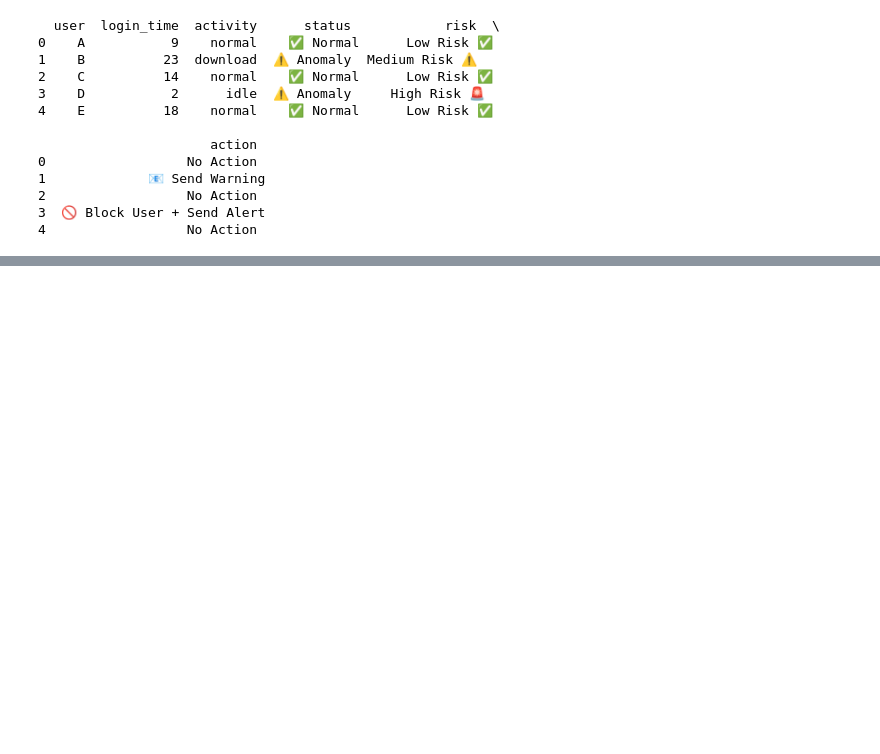
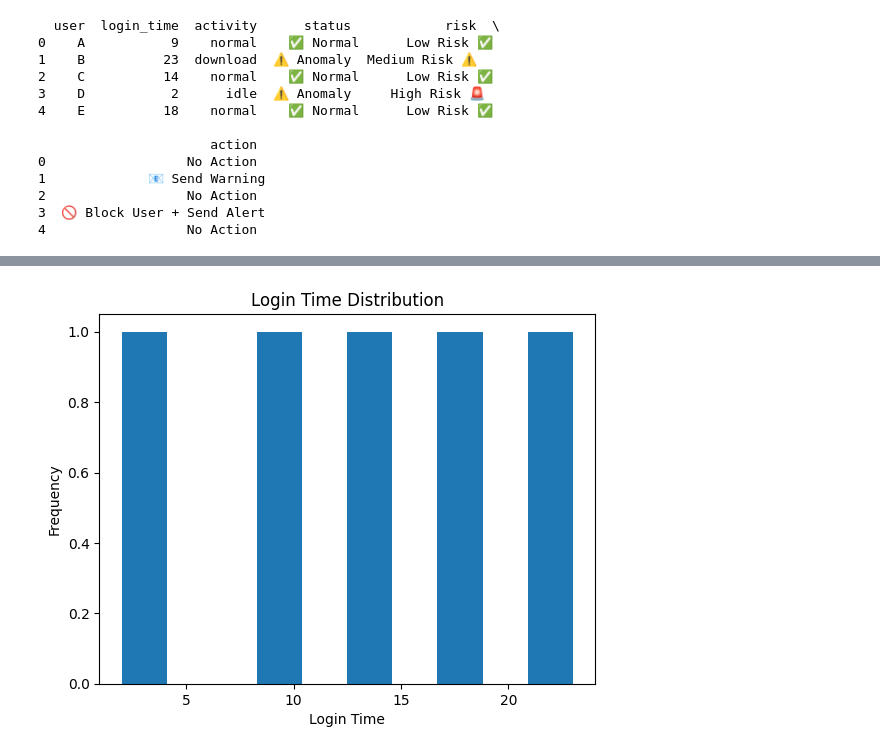
Before and after one commit to THARMAR333/Gen_ai-project, a Jupyter notebook: Source_code.ipynb, the cells around one changed output, grey strips where cells are left out. Cells and saved outputs as stored; diff of their text form; code cells hidden in the pictures; blank space fills up the shorter version.

```diff
--- a/Source_code.ipynb
+++ b/Source_code.ipynb
@@ -80,0 +107,10 @@ print(new_df)
+# %%
+plt.figure()
+plt.hist(df["login_time"])
+plt.title("Login Time Distribution")
+plt.xlabel("Login Time")
+plt.ylabel("Frequency")
+
+plt.show()
+# %% [output]
+[figure, added]
```
Also changed, not shown: parts of 4 cells of this notebook.
